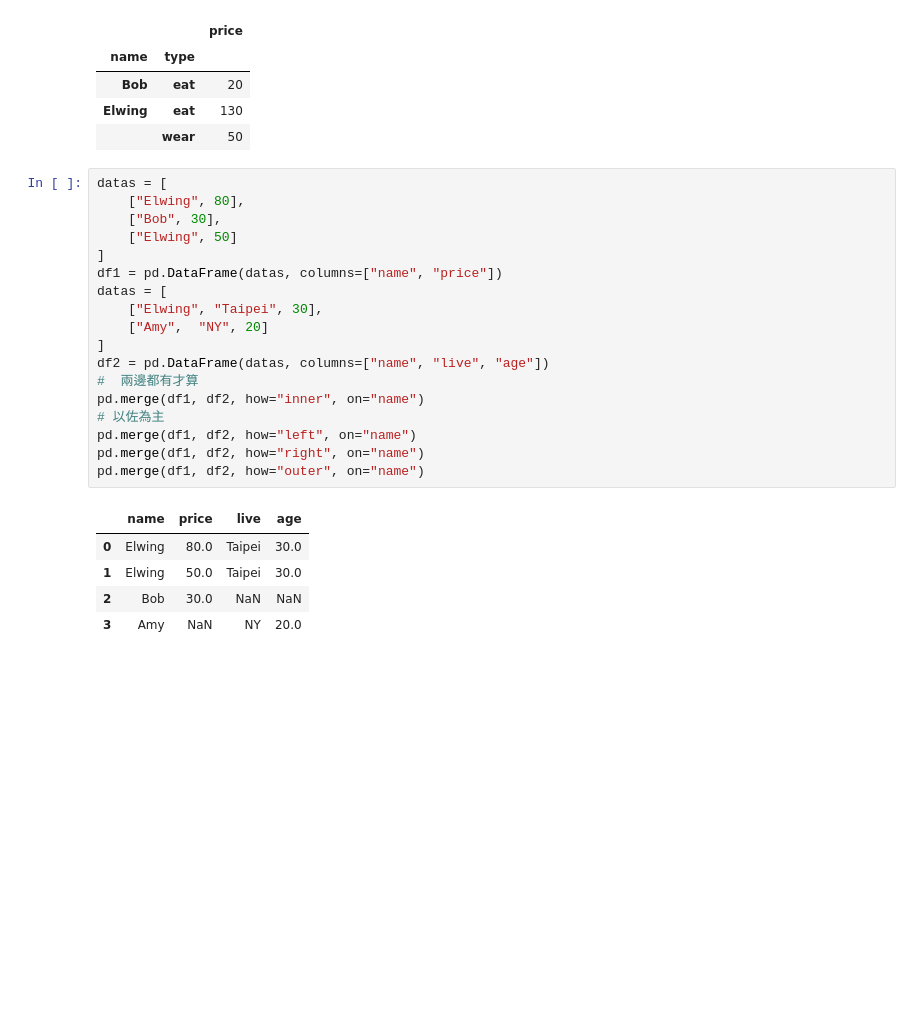
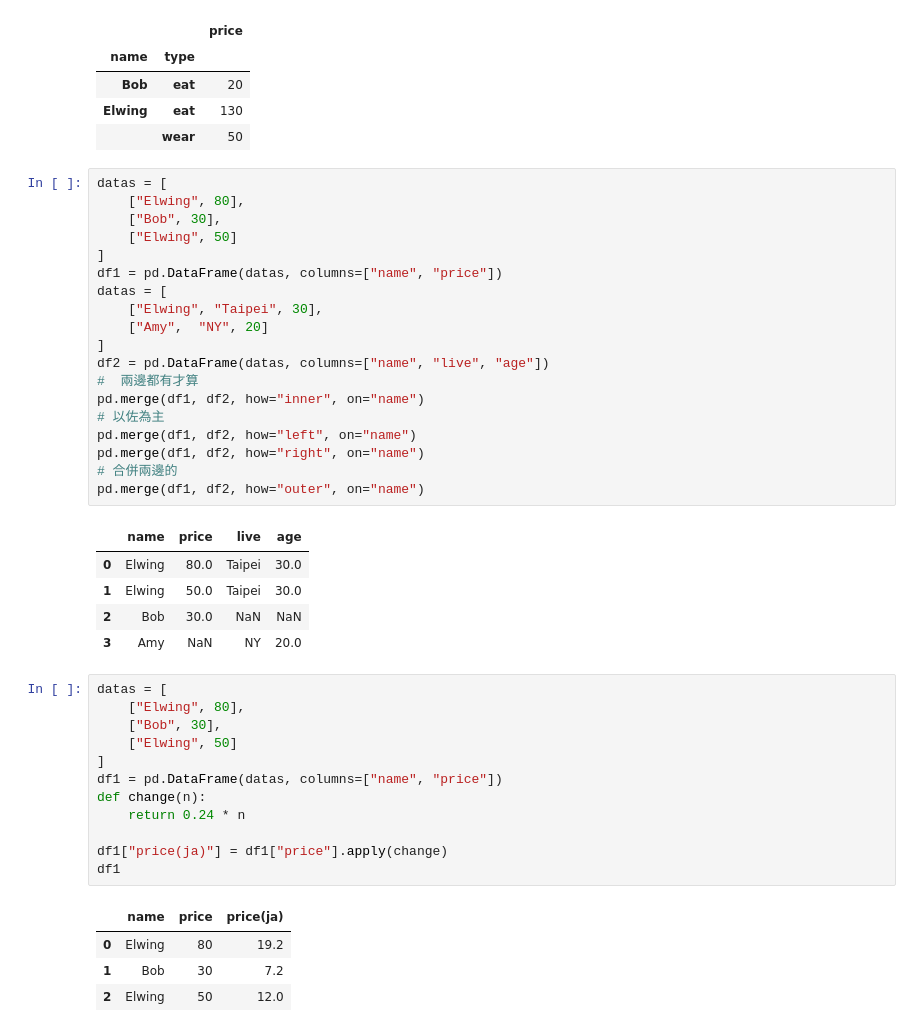
Before and after one commit to Elwing-Chou/nanshan0323, a Jupyter notebook: 8_pandas.ipynb, the cells around one changed output. Saved outputs shown, nothing was run; the diff lists cells and outputs as text; blank space fills up the shorter version.

```diff
--- a/8_pandas.ipynb
+++ b/8_pandas.ipynb
@@ -122,6 +122,7 @@ pd.merge(df1, df2, how="inner", on="name")
 # 以佐為主
 pd.merge(df1, df2, how="left", on="name")
 pd.merge(df1, df2, how="right", on="name")
+# 合併兩邊的
 pd.merge(df1, df2, how="outer", on="name")
 # %% [output]
 |  | name | price | live | age |
@@ -129,3 +130,20 @@ pd.merge(df1, df2, how="outer", on="name")
 | 1 | Elwing | 50.0 | Taipei | 30.0 |
 | 2 | Bob | 30.0 | NaN | NaN |
 | 3 | Amy | NaN | NY | 20.0 |
+# %%
+datas = [
+    ["Elwing", 80],
+    ["Bob", 30],
+    ["Elwing", 50]
+]
+df1 = pd.DataFrame(datas, columns=["name", "price"])
+def change(n):
+    return 0.24 * n
+
+df1["price(ja)"] = df1["price"].apply(change)
+df1
+# %% [output]
+|  | name | price | price(ja) |
+| 0 | Elwing | 80 | 19.2 |
+| 1 | Bob | 30 | 7.2 |
+| 2 | Elwing | 50 | 12.0 |
```
Also changed, not shown: parts of 1 cell of this notebook.
